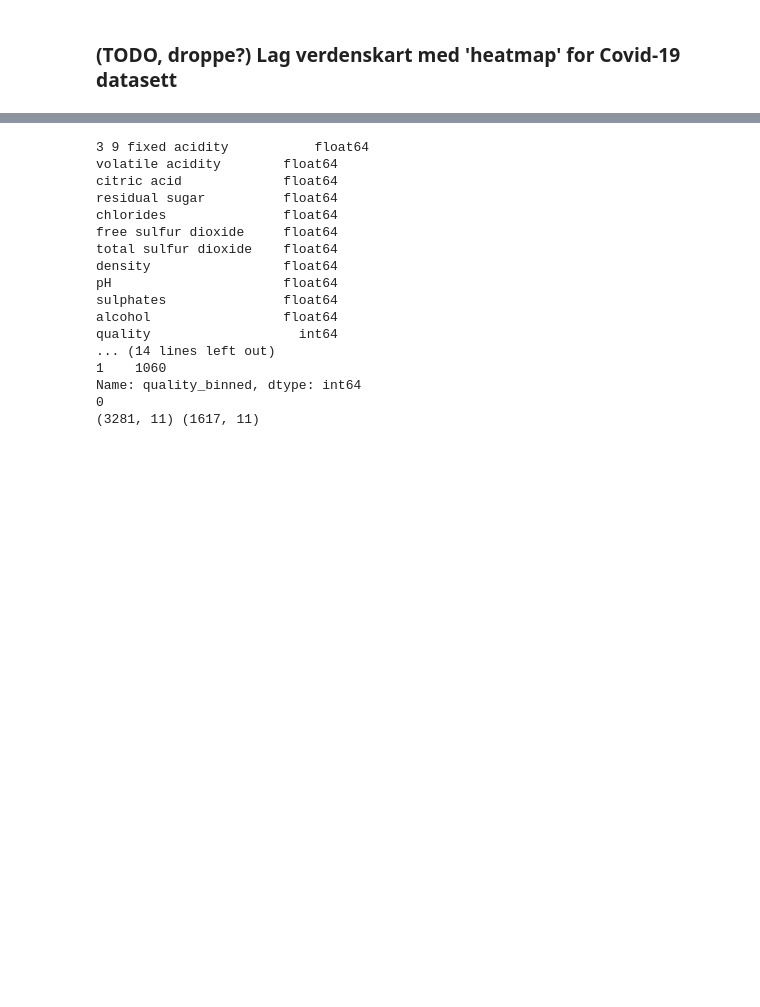
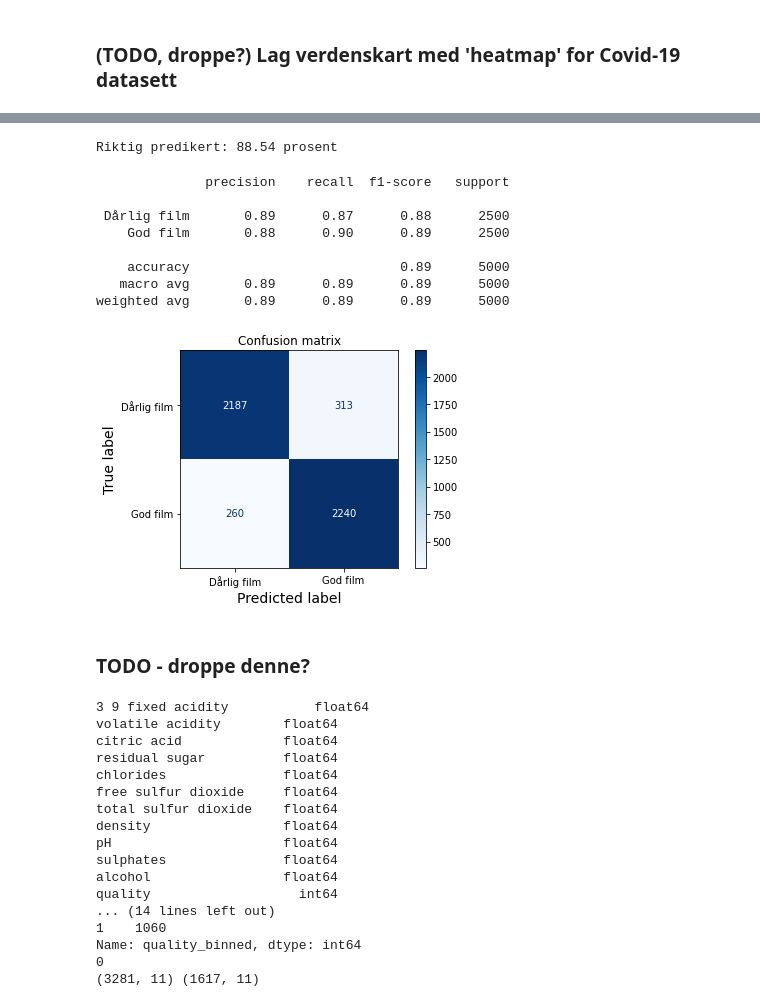
Before and after one commit to datadeling/poc_oss, a Jupyter notebook: notebooks/DataFabrikken_2_0_Demo.ipynb, the cells around one changed output, grey strips where cells are left out. Drawn from its saved outputs; the diff is of its cells as text; code cells hidden in the pictures; blank space fills up the shorter version.

```diff
--- a/notebooks/DataFabrikken_2_0_Demo.ipynb
+++ b/notebooks/DataFabrikken_2_0_Demo.ipynb
@@ -620,0 +690,26 @@ df_iso_codes.head()
+# %%
+%%time
+
+TEST_SET_SIZE = 0.2
+MAX_FEATURES = 200000 # Was: 250000
+RANDOM_STATE = 4242
+NGRAM_MIN = 1 # Was: 1
+NGRAM_MAX = 2 # Was: 3
+LABEL = 'Sentiment'
+stopwords_to_add = []
+
+train_X, test_X, train_Y, test_Y = train_test_split(df_movies, df_movies[LABEL], stratify=df_movies[LABEL],
+                                                    test_size=TEST_SET_SIZE, random_state=RANDOM_STATE)
+
+STOPLIST = stem(set(stopwords.words('english') + list(ENGLISH_STOP_WORDS) + stopwords_to_add))
+
+vectorizer = TfidfVectorizer(sublinear_tf=True, max_df=0.2, stop_words=STOPLIST, analyzer='word',
+                             tokenizer=tokenize_and_stem, strip_accents='unicode', norm='l2',
+                             lowercase=True,
+                             ngram_range=(NGRAM_MIN, NGRAM_MAX), max_features=MAX_FEATURES)
+
+print('Størrelser på trenings- og test-sett:')
+print(train_X.shape, test_X.shape)
+X_train = vectorizer.fit_transform(train_X['SentimentText'])
+X_test = vectorizer.transform(test_X['SentimentText'])
+print('tf_idf er klar!')
@@ -621,3 +721,36 @@ df_iso_codes.head()
+# %%
+model = calibration.CalibratedClassifierCV(multiclass.OneVsRestClassifier(SGDClassifier()))
+model.fit(X_train, train_Y)
+result = model.score(X_test, test_Y)
+print('Riktig predikert: {0:.2f} prosent'.format(result * 100.0))
+# %% [output]
+Riktig predikert: 88.54 prosent
+# %%
+# Predikere på "hold-out" sett
+pred = model.predict(X_test)
+
+print(metrics.classification_report(test_Y, pred, target_names=['Dårlig film', 'God film']))
+
+cm = sklearn.metrics.confusion_matrix(test_Y, pred)
+
+fig, ax = plt.subplots(1, 1, figsize=(6, 4))
+ConfusionMatrixDisplay.from_estimator(model, X_test, test_Y, ax=ax,
+                                      display_labels=['Dårlig film', 'God film'],
+                                      xticks_rotation='horizontal', cmap='Blues')
+ax.set_title('Confusion matrix')
+plt.show()
+# %% [output]
+              precision    recall  f1-score   support
+
+ Dårlig film       0.89      0.87      0.88      2500
+    God film       0.88      0.90      0.89      2500
+
+    accuracy                           0.89      5000
+   macro avg       0.89      0.89      0.89      5000
+weighted avg       0.89      0.89      0.89      5000
+[figure, added]
+# %% [markdown]
+### TODO - droppe denne?
 # %%
 # Predikere vin-kvalitet. Datasett fra UCI Machine Learning Repository
 df_red = pd.read_csv('https://archive.ics.uci.edu/ml/machine-learning-databases/wine-quality/winequality-red.csv', sep=';')
```
Also changed, not shown: parts of 15 cells of this notebook.
